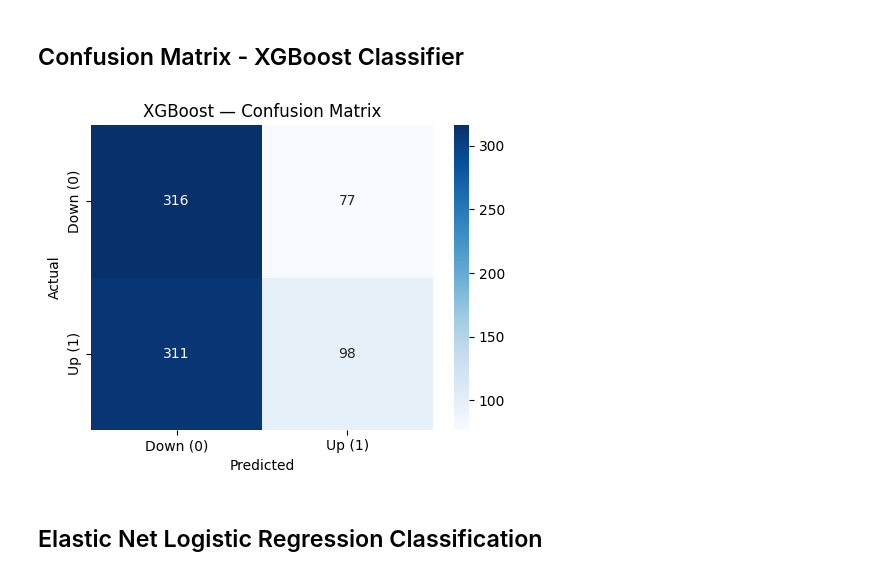
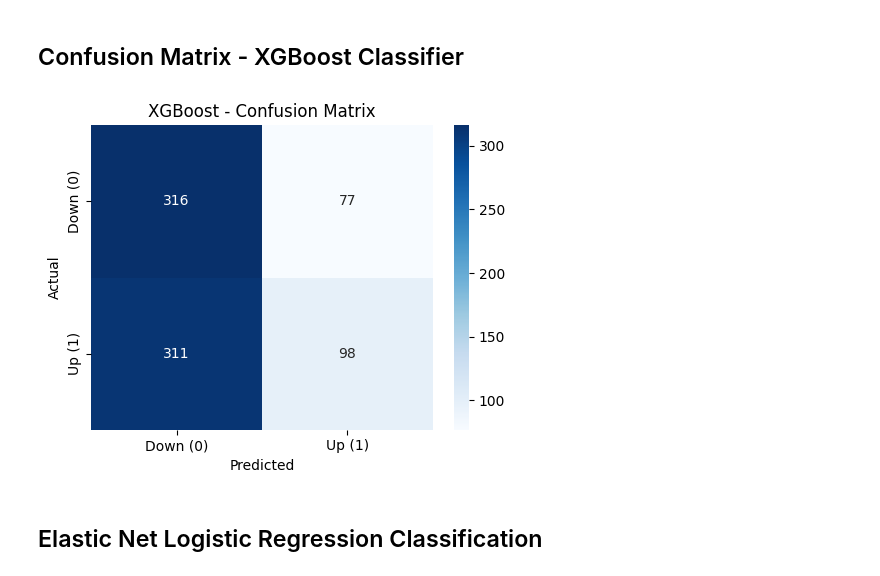
Before and after one commit to jordisa20/BTC-Price-Predictor, a Jupyter notebook: notebooks/bitcoin_trend.ipynb, the cells around one changed output. Drawn from its saved outputs; the diff is of its cells as text; code cells hidden in the pictures.

```diff
--- a/notebooks/bitcoin_trend.ipynb
+++ b/notebooks/bitcoin_trend.ipynb
@@ -220,20 +223,21 @@ Confusion Matrix:
 # %%
 import seaborn as sns
 import matplotlib.pyplot as plt
 
 cm = confusion_matrix(y_test, xgb_pred)
 
 plt.figure(figsize=(5,4))
 sns.heatmap(cm, annot=True, fmt="d", cmap="Blues",
             xticklabels=["Down (0)", "Up (1)"],
             yticklabels=["Down (0)", "Up (1)"])
-plt.title("XGBoost — Confusion Matrix")
+plt.title("XGBoost - Confusion Matrix")
 plt.xlabel("Predicted")
 plt.ylabel("Actual")
 plt.tight_layout()
+plt.savefig("reports/figures/xgboost_confusion_matrix.png", dpi=300)
 plt.show()
 # %% [output]
-[figure, old version]
+[figure, new version]
 # %% [markdown]
 ## Elastic Net Logistic Regression Classification
 # %%
```
Also changed, not shown: parts of 7 cells of this notebook, 4 other files.
